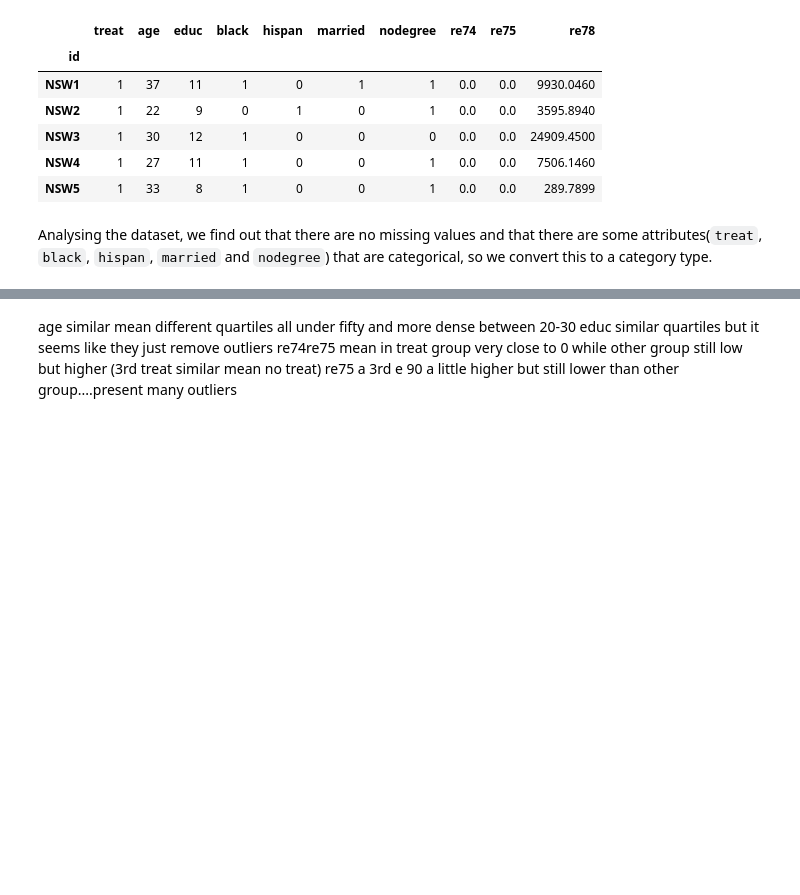
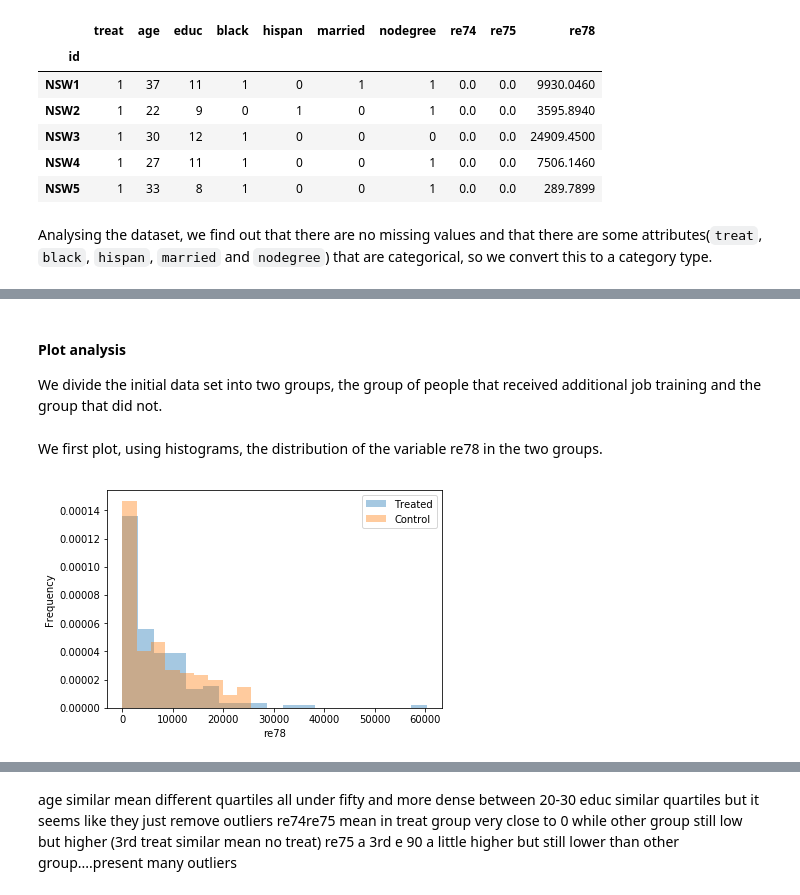
Before and after one commit to zenhaeus/cs-401, a Jupyter notebook: 04 - Applied ML/Homework-04.ipynb, the cells around one changed output, grey strips where cells are left out. Cells and saved outputs as stored; diff of their text form; code cells hidden in the pictures; blank space fills up the shorter version.

```diff
--- a/04 - Applied ML/Homework-04.ipynb
+++ b/04 - Applied ML/Homework-04.ipynb
@@ -50,11 +50,3 @@ df.head()
 | NSW5 | 1 | 33 | 8 | 1 | 0 | 0 | 1 | 0.0 | 0.0 | 289.7899 |
 # %% [markdown]
 Analysing the dataset, we find out that there are no missing values and that there are some attributes(`treat`, `black`, `hispan`, `married` and `nodegree`) that are categorical, so we convert this to a category type.
-# %%
-df['treat'] = df.treat.astype('category')
-df['black'] = df.black.astype('category')
-df['hispan'] = df.hispan.astype('category')
-df['married'] = df.married.astype('category')
-df['nodegree'] = df.nodegree.astype('category')
-
-df.isnull().any()
@@ -247,0 +53,23 @@ plot_range_boxplots(df)
+# %%
+# Polishing columns
+df['race'] = 1 * df.black + 2 * df.hispan
+df['race'] = df['race'].replace([0,1,2], ['White', 'Black', 'Hispanic'])
+df['race'] = df.race.astype('category')
+df = df.drop('black', 1)
+df = df.drop('hispan', 1)
+df['treat'] = df.treat.astype('category')
+df['married'] = df.married.astype('category')
+df['nodegree'] = df.nodegree.astype('category')
+
+# Renaming of the columns
+df = df.rename(columns={
+    'treat':'Treatment',
+    'age':'Age',
+    'educ':'Education',
+    'married':'Married',
+    'nodegree':'No degree',
+    'race':'Race'
+    }
+)
+
+df.head()
@@ -247,0 +91,3 @@ plot_range_boxplots(df)
+# %% [markdown]
+#### Plot analysis
+We divide the initial data set into two groups, the group of people that received additional job training and the group that did not.
@@ -247,0 +98,16 @@ plot_range_boxplots(df)
+# %% [markdown]
+We first plot, using histograms, the distribution of the variable re78 in the two groups.
+# %%
+def plot_dist_comparison(df, attribute, treated=(df.Treatment == 1),
+                         control=(df.Treatment == 0)):
+    sns.distplot(norm_hist=True, kde=False, a=df[treated][[attribute]], label='Treated')
+    sns.distplot(norm_hist=True, kde=False, a=df[control][[attribute]], label='Control')
+    plt.ylabel('Frequency')
+    plt.xlabel(attribute)
+    plt.legend()
+    return plt.gca()
+
+plot_dist_comparison(df, 're78')
+plt.show()
+# %% [output]
+[figure, added]
```
Also changed, not shown: parts of 87 cells of this notebook.
